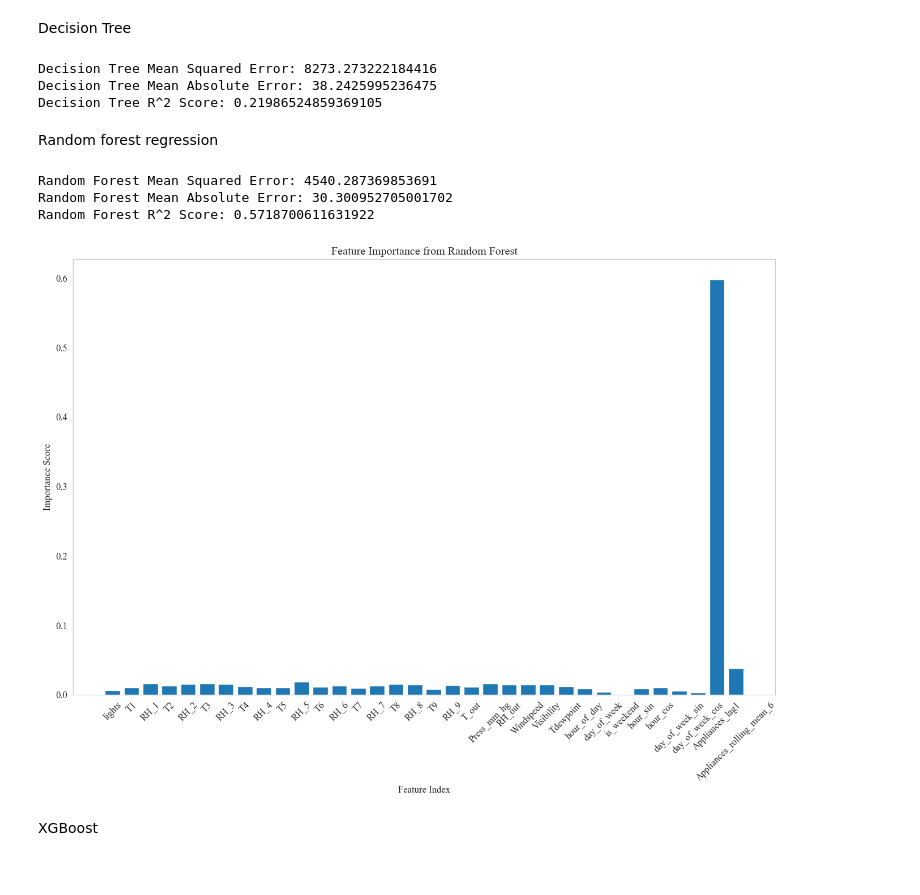
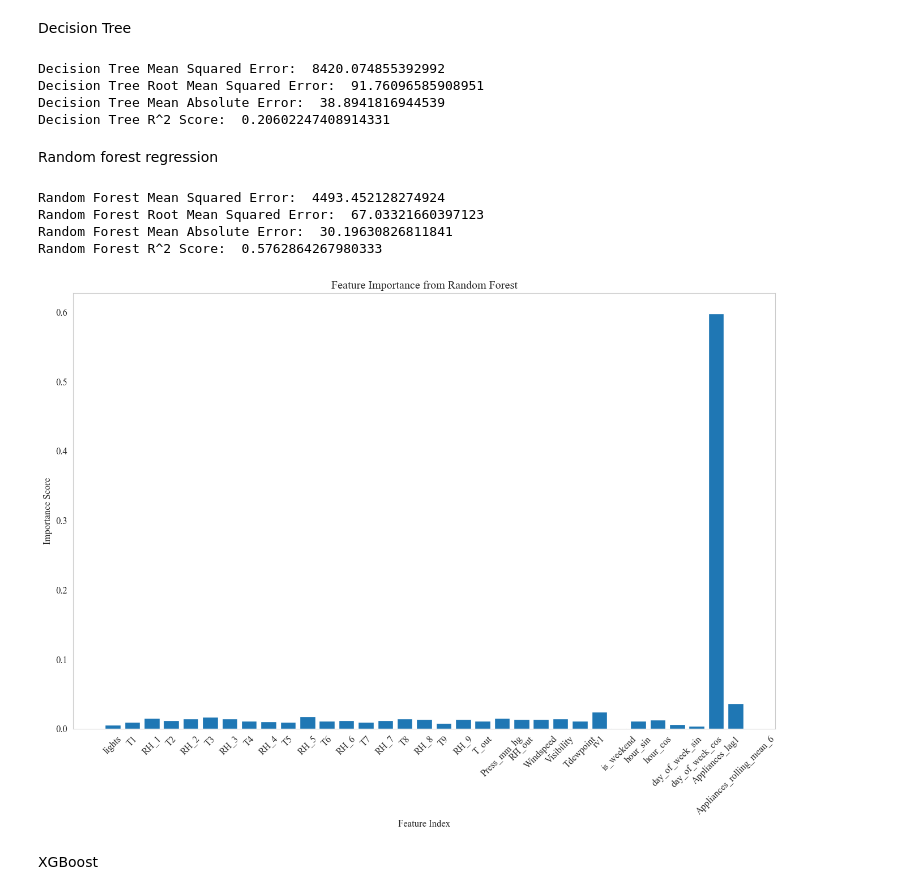
Before and after one commit to CatPieee/Appliances-Energy-Consumption-Forecasting-Using-Time-Series-Machine-Learning, a Jupyter notebook: notebooks/3.0-Traditional_ML_Experimentation.ipynb, the cells around one changed output. Drawn from its saved outputs; the diff is of its cells as text; code cells hidden in the pictures.

```diff
--- a/notebooks/3.0-Traditional_ML_Experimentation.ipynb
+++ b/notebooks/3.0-Traditional_ML_Experimentation.ipynb
@@ -32,7 +31,7 @@ print('Data shape: ', df.shape)
 features = ['lights', 'T1', 'RH_1', 'T2', 'RH_2', 'T3', 'RH_3', 'T4', 'RH_4',
             'T5', 'RH_5', 'T6', 'RH_6', 'T7', 'RH_7', 'T8', 'RH_8', 'T9',
             'RH_9', 'T_out', 'Press_mm_hg', 'RH_out', 'Windspeed',
-            'Visibility', 'Tdewpoint', 'hour_of_day', 'day_of_week',
+            'Visibility', 'Tdewpoint', 'rv1',
             'is_weekend', 'hour_sin', 'hour_cos', 'day_of_week_sin',
             'day_of_week_cos', 'Appliances_lag1', 'Appliances_rolling_mean_6']
 target = 'Appliances'
@@ -106,15 +109,18 @@ svr = SVR(kernel='rbf', C=10)
 svr.fit(X_train, y_train)
 y_pred_svr = svr.predict(X_test)
 mse_svr = mean_squared_error(y_test, y_pred_svr)
+rmse_svr = root_mean_squared_error(y_test, y_pred_svr)
 mae_svr = mean_absolute_error(y_test, y_pred_svr)
 r2_svr = r2_score(y_test, y_pred_svr)
-print(f"SVR Mean Squared Error: {mse_svr}")
-print(f"SVR Mean Absolute Error: {mae_svr}")
-print(f"SVR R^2 Score: {r2_svr}")
+print("SVR Mean Squared Error: ", mse_svr)
+print("SVR Root Mean Squared Error: ", rmse_svr)
+print("SVR Mean Absolute Error: ", mae_svr)
+print("SVR R^2 Score: ", r2_svr)
 
 model_results['Support Vector Regression'] = {
     'predictions': y_pred_svr,
     'MSE': mse_svr,
+    'RMSE': rmse_svr,
     'MAE': mae_svr,
     'R2': r2_svr
 }
@@ -129,11 +136,13 @@ dt_reg = DecisionTreeRegressor(random_state=42)
 dt_reg.fit(X_train, y_train)
 y_pred_dt = dt_reg.predict(X_test)
 mse_dt = mean_squared_error(y_test, y_pred_dt)
+rmse_dt = root_mean_squared_error(y_test, y_pred_dt)
 mae_dt = mean_absolute_error(y_test, y_pred_dt)
 r2_dt = r2_score(y_test, y_pred_dt)
-print(f"Decision Tree Mean Squared Error: {mse_dt}")
-print(f"Decision Tree Mean Absolute Error: {mae_dt}")
-print(f"Decision Tree R^2 Score: {r2_dt}")
+print("Decision Tree Mean Squared Error: ", mse_dt)
+print("Decision Tree Root Mean Squared Error: ", rmse_dt)
+print("Decision Tree Mean Absolute Error: ", mae_dt)
+print("Decision Tree R^2 Score: ", r2_dt)
 
 # model_results['Decision Tree'] = {
 #     'predictions': y_pred_dt,
@@ -142,44 +151,49 @@ print(f"Decision Tree R^2 Score: {r2_dt}")
 #     'R2': r2_dt
 # }
 # %% [output]
-Decision Tree Mean Squared Error: 8273.273222184416
-Decision Tree Mean Absolute Error: 38.2425995236475
-Decision Tree R^2 Score: 0.21986524859369105
+Decision Tree Mean Squared Error:  8420.074855392992
+Decision Tree Root Mean Squared Error:  91.76096585908951
+Decision Tree Mean Absolute Error:  38.8941816944539
+Decision Tree R^2 Score:  0.20602247408914331
 # %% [markdown]
 Random forest regression
 # %%
 rf_reg = RandomForestRegressor(n_estimators=100, random_state=42)
 rf_reg.fit(X_train, y_train)
 y_pred_rf = rf_reg.predict(X_test)
 mse_rf = mean_squared_error(y_test, y_pred_rf)
+rmse_rf = root_mean_squared_error(y_test, y_pred_rf)
 mae_rf = mean_absolute_error(y_test, y_pred_rf)
 r2_rf = r2_score(y_test, y_pred_rf)
-print(f"Random Forest Mean Squared Error: {mse_rf}")
-print(f"Random Forest Mean Absolute Error: {mae_rf}")
-print(f"Random Forest R^2 Score: {r2_rf}")
+print("Random Forest Mean Squared Error: ", mse_rf)
+print("Random Forest Root Mean Squared Error: ", rmse_rf)
+print("Random Forest Mean Absolute Error: ", mae_rf)
+print("Random Forest R^2 Score: ", r2_rf)
 
 model_results['Random Forest'] = {
     'predictions': y_pred_rf,
     'MSE': mse_rf,
+    "RMSE": rmse_rf,
     'MAE': mae_rf,
     'R2': r2_rf
 }
 
 # Feature importance from Random Forest
 importances = rf_reg.feature_importances_
 plt.figure(figsize=(16,10))
 plt.bar([x for x in range(len(importances))], importances)
 plt.xticks(ticks=range(len(features)), labels=features, rotation=45)
 plt.xlabel('Feature Index')
 plt.ylabel('Importance Score')
 plt.title('Feature Importance from Random Forest')
 plt.grid()
 plt.show()
 # %% [output]
-Random Forest Mean Squared Error: 4540.287369853691
-Random Forest Mean Absolute Error: 30.300952705001702
-Random Forest R^2 Score: 0.5718700611631922
+Random Forest Mean Squared Error:  4493.452128274924
+Random Forest Root Mean Squared Error:  67.03321660397123
+Random Forest Mean Absolute Error:  30.19630826811841
+Random Forest R^2 Score:  0.5762864267980333
-[figure, old version]
+[figure, new version]
 # %% [markdown]
 XGBoost
 # %%
```
Also changed, not shown: parts of 11 cells of this notebook, 12 other files.
